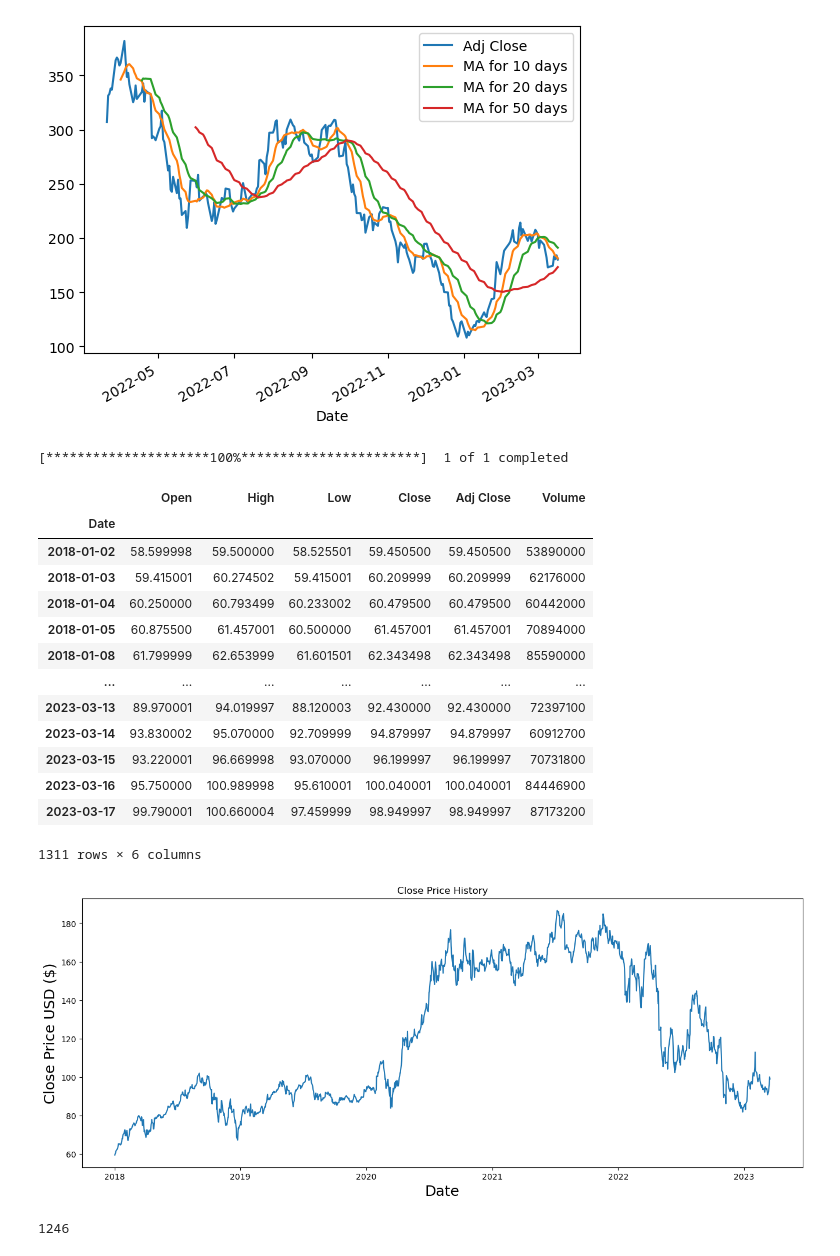
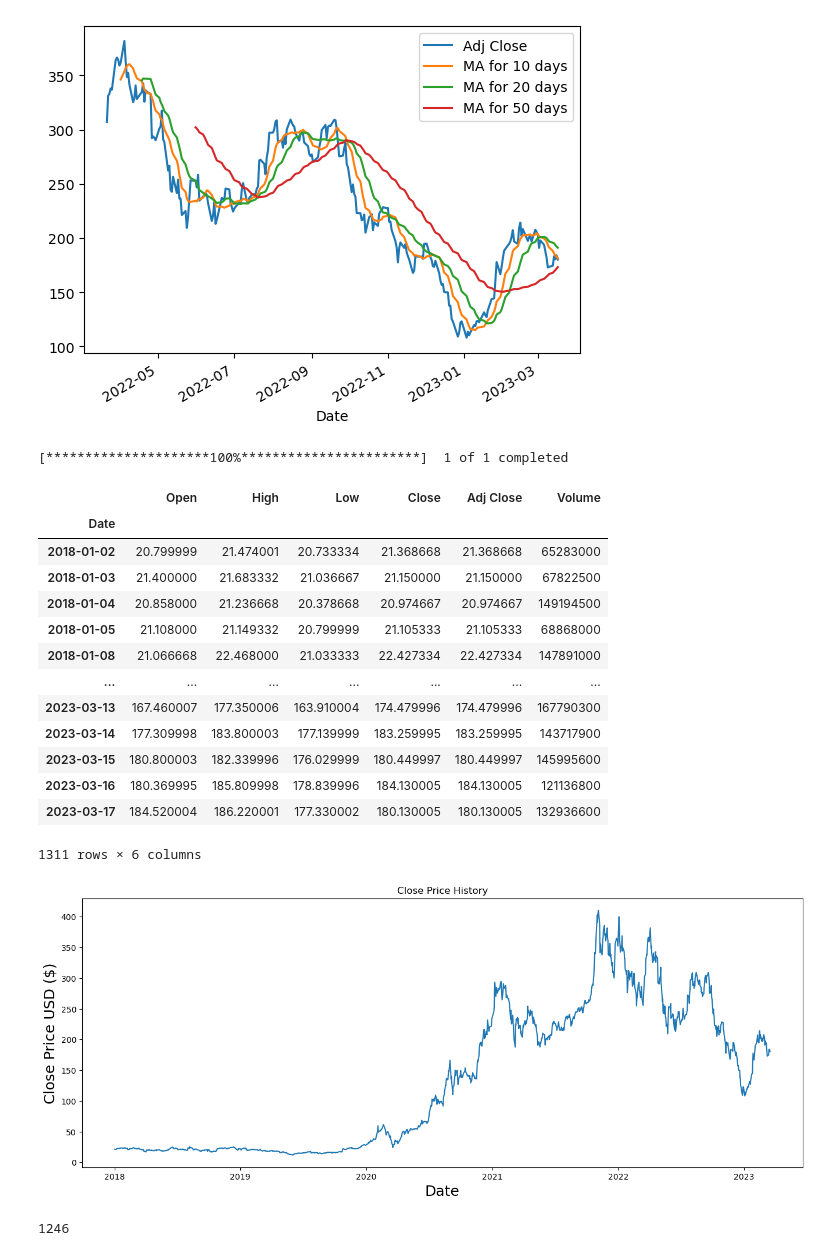
Before and after one commit to Aerospacerr/Thesis, a Jupyter notebook: time-series.ipynb, the cells around one changed output. Cells and saved outputs as stored; diff of their text form; code cells hidden in the pictures.

```diff
--- a/time-series.ipynb
+++ b/time-series.ipynb
@@ -151,25 +151,25 @@ fig.tight_layout()
 # %%
 # prediction
 
 # Get the stock quote
-df = pdr.get_data_yahoo('AMZN', start='2018-01-01', end=datetime.now())
+df = pdr.get_data_yahoo('TSLA', start='2018-01-01', end=datetime.now())
 # Show teh data
 df
 # %% [output]
 [*********************100%***********************]  1 of 1 completed
 |  | Open | High | Low | Close | Adj Close | Volume |
 | Date |  |  |  |  |  |  |
-| 2018-01-02 | 58.599998 | 59.500000 | 58.525501 | 59.450500 | 59.450500 | 53890000 |
-| 2018-01-03 | 59.415001 | 60.274502 | 59.415001 | 60.209999 | 60.209999 | 62176000 |
-| 2018-01-04 | 60.250000 | 60.793499 | 60.233002 | 60.479500 | 60.479500 | 60442000 |
-| 2018-01-05 | 60.875500 | 61.457001 | 60.500000 | 61.457001 | 61.457001 | 70894000 |
-| 2018-01-08 | 61.799999 | 62.653999 | 61.601501 | 62.343498 | 62.343498 | 85590000 |
+| 2018-01-02 | 20.799999 | 21.474001 | 20.733334 | 21.368668 | 21.368668 | 65283000 |
+| 2018-01-03 | 21.400000 | 21.683332 | 21.036667 | 21.150000 | 21.150000 | 67822500 |
+| 2018-01-04 | 20.858000 | 21.236668 | 20.378668 | 20.974667 | 20.974667 | 149194500 |
+| 2018-01-05 | 21.108000 | 21.149332 | 20.799999 | 21.105333 | 21.105333 | 68868000 |
+| 2018-01-08 | 21.066668 | 22.468000 | 21.033333 | 22.427334 | 22.427334 | 147891000 |
 | ... | ... | ... | ... | ... | ... | ... |
-| 2023-03-13 | 89.970001 | 94.019997 | 88.120003 | 92.430000 | 92.430000 | 72397100 |
-| 2023-03-14 | 93.830002 | 95.070000 | 92.709999 | 94.879997 | 94.879997 | 60912700 |
-| 2023-03-15 | 93.220001 | 96.669998 | 93.070000 | 96.199997 | 96.199997 | 70731800 |
-| 2023-03-16 | 95.750000 | 100.989998 | 95.610001 | 100.040001 | 100.040001 | 84446900 |
-| 2023-03-17 | 99.790001 | 100.660004 | 97.459999 | 98.949997 | 98.949997 | 87173200 |
+| 2023-03-13 | 167.460007 | 177.350006 | 163.910004 | 174.479996 | 174.479996 | 167790300 |
+| 2023-03-14 | 177.309998 | 183.800003 | 177.139999 | 183.259995 | 183.259995 | 143717900 |
+| 2023-03-15 | 180.800003 | 182.339996 | 176.029999 | 180.449997 | 180.449997 | 145995600 |
+| 2023-03-16 | 180.369995 | 185.809998 | 178.839996 | 184.130005 | 184.130005 | 121136800 |
+| 2023-03-17 | 184.520004 | 186.220001 | 177.330002 | 180.130005 | 180.130005 | 132936600 |
 1311 rows × 6 columns
 # %%
 plt.figure(figsize=(16,6))
@@ -179,7 +179,7 @@ plt.xlabel('Date', fontsize=18)
 plt.ylabel('Close Price USD ($)', fontsize=18)
 plt.show()
 # %% [output]
-[figure, old version]
+[figure, new version]
 # %%
 # Create a new dataframe with only the 'Close column
 data = df.filter(['Close'])
```
Also changed, not shown: parts of 11 cells of this notebook.
